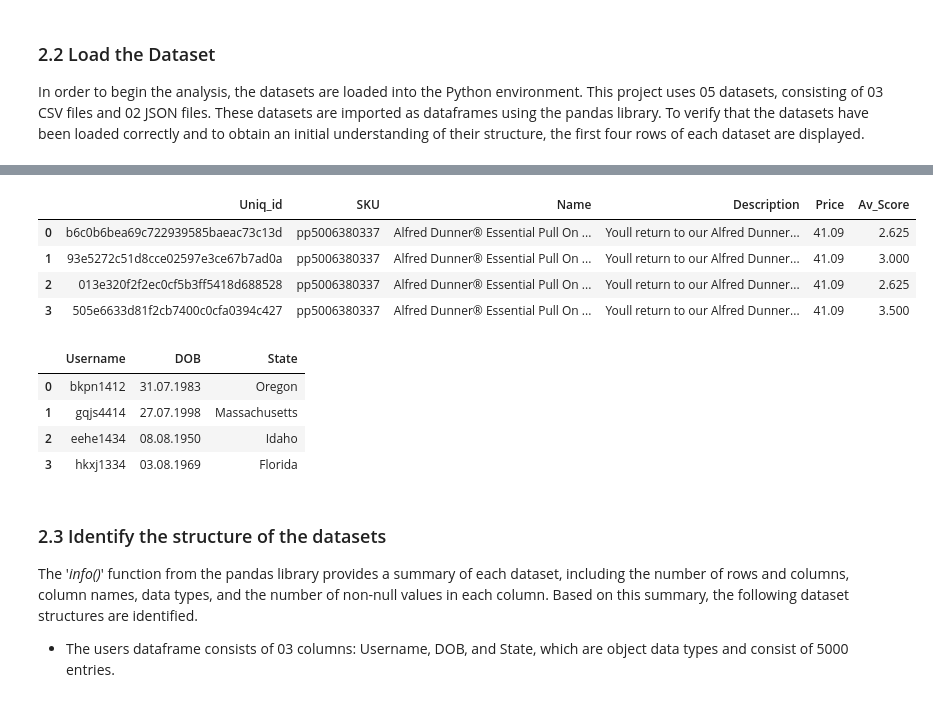
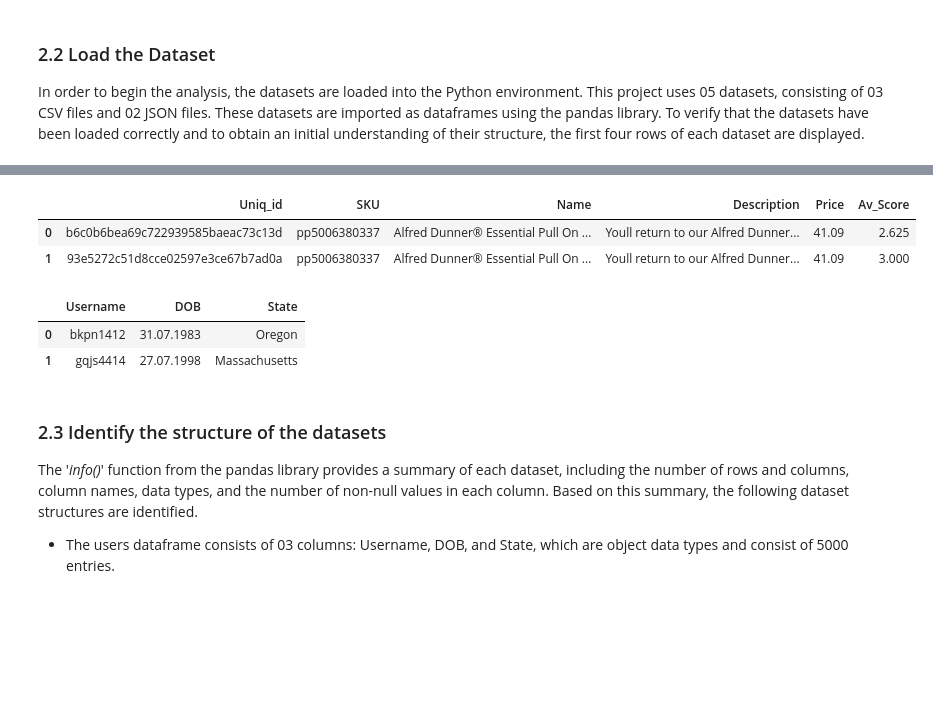
Before and after one commit to Malki9/3601763_BD2, a Jupyter notebook: 3601763_BD2.ipynb, the cells around one changed output, grey strips where cells are left out. Cells and saved outputs as stored; diff of their text form; code cells hidden in the pictures; blank space fills up the shorter version.

```diff
--- a/3601763_BD2.ipynb
+++ b/3601763_BD2.ipynb
@@ -100,19 +90,15 @@ reviews.head(4)
 # %%
-products.head(4)
+products.head(2)
 # %% [output]
 |  | Uniq_id | SKU | Name | Description | Price | Av_Score |
 | 0 | b6c0b6bea69c722939585baeac73c13d | pp5006380337 | Alfred Dunner® Essential Pull On ... | Youll return to our Alfred Dunner... | 41.09 | 2.625 |
 | 1 | 93e5272c51d8cce02597e3ce67b7ad0a | pp5006380337 | Alfred Dunner® Essential Pull On ... | Youll return to our Alfred Dunner... | 41.09 | 3.000 |
-| 2 | 013e320f2f2ec0cf5b3ff5418d688528 | pp5006380337 | Alfred Dunner® Essential Pull On ... | Youll return to our Alfred Dunner... | 41.09 | 2.625 |
-| 3 | 505e6633d81f2cb7400c0cfa0394c427 | pp5006380337 | Alfred Dunner® Essential Pull On ... | Youll return to our Alfred Dunner... | 41.09 | 3.500 |
 # %%
-users.head(4)
+users.head(2)
 # %% [output]
 |  | Username | DOB | State |
 | 0 | bkpn1412 | 31.07.1983 | Oregon |
 | 1 | gqjs4414 | 27.07.1998 | Massachusetts |
-| 2 | eehe1434 | 08.08.1950 | Idaho |
-| 3 | hkxj1334 | 03.08.1969 | Florida |
 # %% [markdown]
 ### 2.3 Identify the structure of the datasets
 
```
Also changed, not shown: parts of 21 cells of this notebook.
